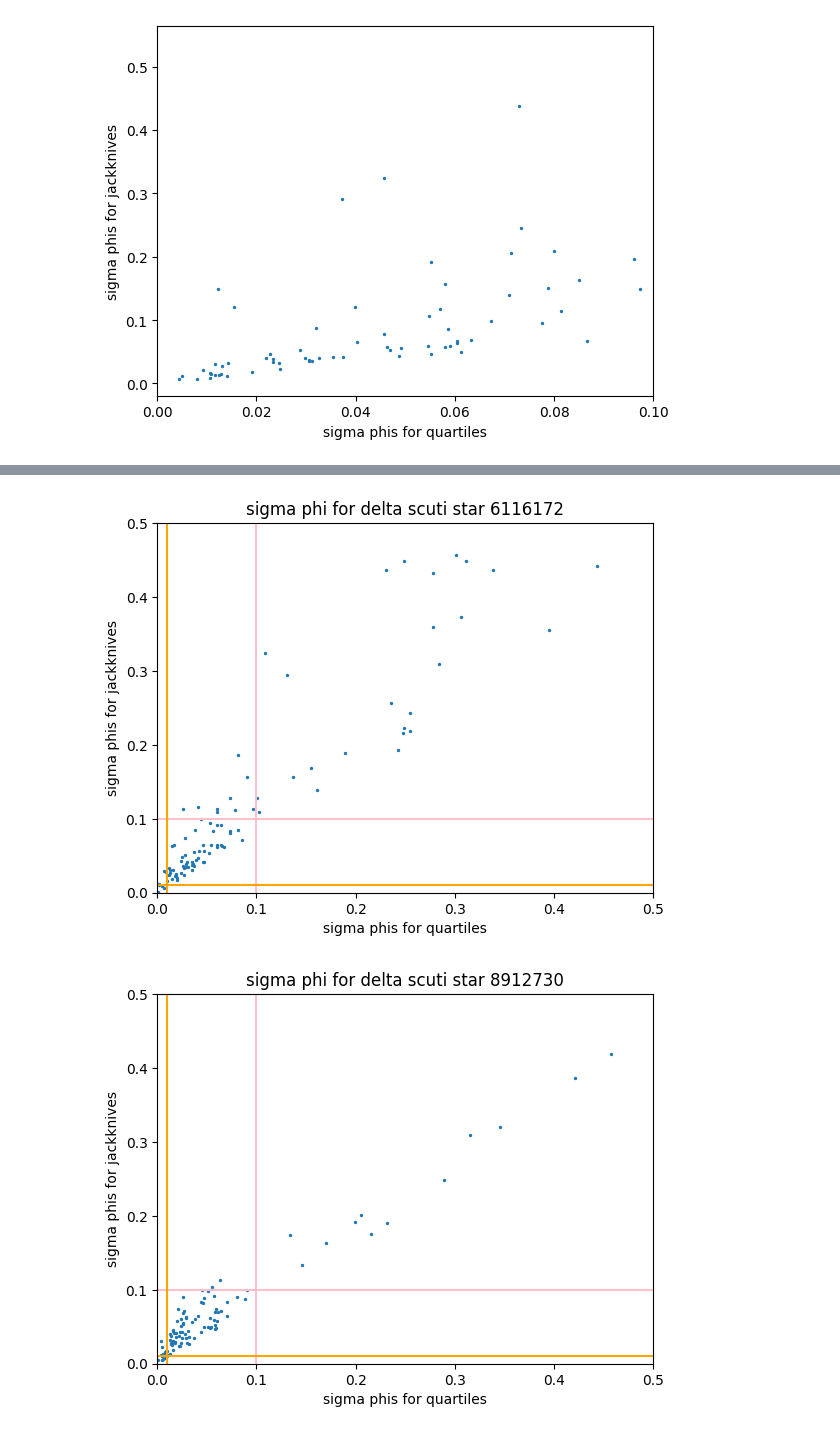
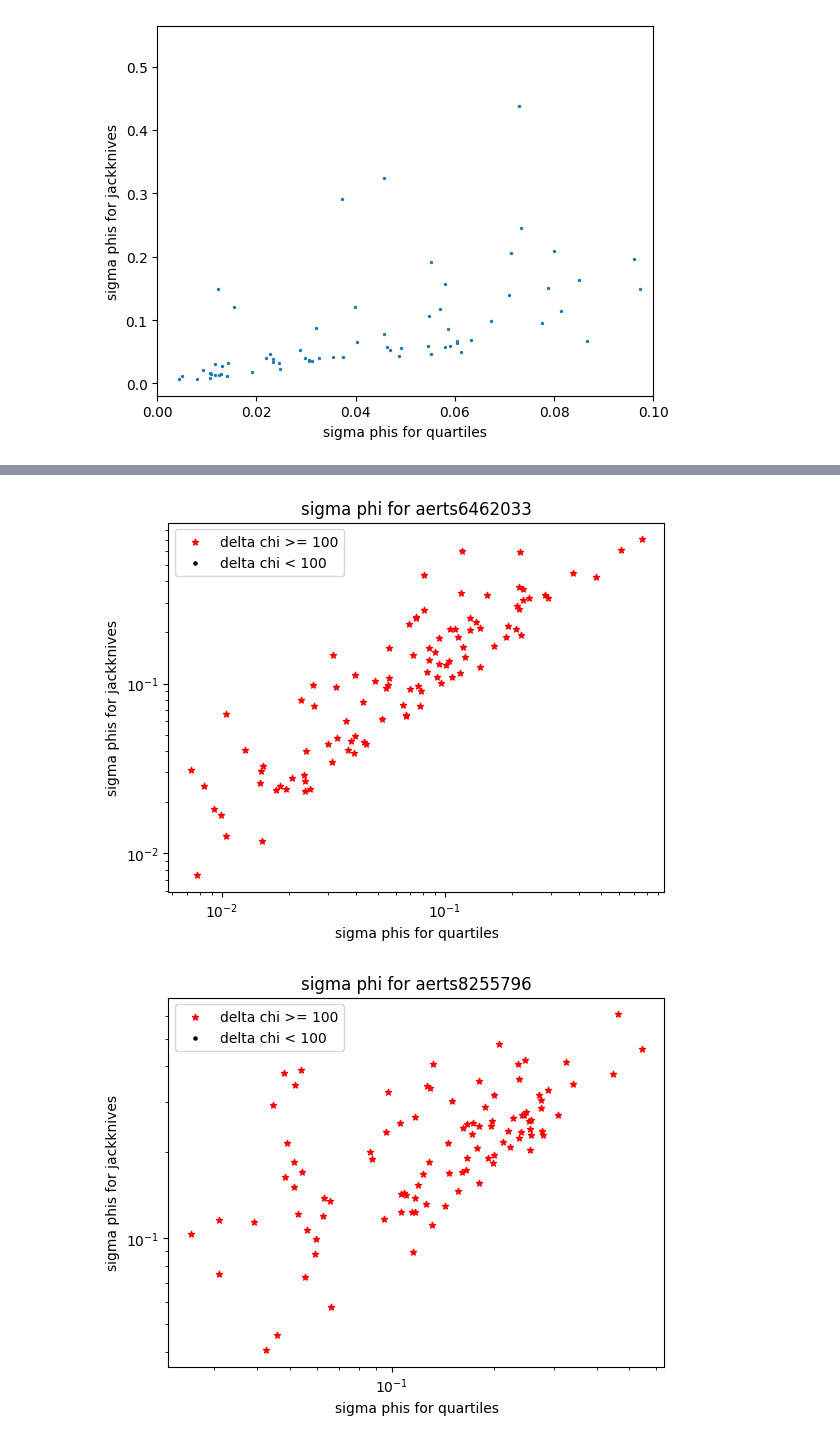
Before and after one commit to nanamiller/hogg_project, a Jupyter notebook: oscillator_catalog/sigmaphi_plotting.ipynb, the cells around one changed output, grey strips where cells are left out. Drawn from its saved outputs; the diff is of its cells as text; code cells hidden in the pictures.

Commit message:
more specifics to sigma phi plotting

```diff
--- a/oscillator_catalog/sigmaphi_plotting.ipynb
+++ b/oscillator_catalog/sigmaphi_plotting.ipynb
@@ -44,11 +40,18 @@ plt.xlim(0, 0.1)
 # %%
 intesting_kics = [6934963, 11140501]
 delta_scutis = [5202905, 3964109, 9111849]
-randoms = [2992827, 7510887, 8423171]
+randoms = [2992827, 7510887, 8423171, 9947536, 8565304, 9947536, 8565304]
+randoms_mor = [9947536, 8565304]
 more_delta_scutis = [6116172, 8912730]
 mas_delta_scutis = [9845898, 11180361]
+the_delta_scutis = [5202905, 3964109, 9111849, 6116172]
+rans = [8423171, 8565304, 10416619]
+rans_more = [7510887]
+aerts = [6462033, 8255796, 5941844, 3865742]
+
+test = [9845898]
 # %%
-for kic in mas_delta_scutis:
+for kic in aerts:
     print(kic)
     nana.find_modes_in_star(kic, True, True, max_peaks = 100)
 # %% [output]
@@ -57,31 +90,45 @@ KeyboardInterrupt:
 # %%
-for kic in hell0:
+all_delta_scutis = [9845898]
+for kic in aerts:
+    output_dir = os.path.join("sigmaphi_plots", f"aerts_{kic}")
+    os.makedirs(output_dir, exist_ok=True)
+
     kic_csv = 'KIC' + str(kic) + '_stats.csv'
-    data = pd.read_csv(kic_csv, header = 0, usecols = ['Sigma phi(4)','Sigma phi(jack)'])
+    data = pd.read_csv(kic_csv, header = 0, usecols = ['Sigma phi(4)','Sigma phi(jack)', 'Invalid indices'])
 
     phi_4 = data.iloc[:,0]
     phi_j = data.iloc[:,1]
+    invalid_indices = data.iloc[:,2]
+
+    mask_invalid = ~np.isnan(invalid_indices)
+    mask_valid = np.isnan(invalid_indices)
 
 
-    plt.scatter(phi_4, phi_j, marker = 'o', s = 2)
-    plt.title(f"sigma phi for delta scuti star {kic}")
+
+    plt.scatter(phi_4[mask_valid], phi_j[mask_valid], marker = '*', s = 20, color = 'red', label = 'delta chi >= 100')
+    plt.scatter(phi_4[mask_invalid], phi_j[mask_invalid], marker = 'o', s = 5, color = 'black', label = 'delta chi < 100')
+    plt.title(f"sigma phi for aerts{kic}")
     plt.xlabel("sigma phis for quartiles")
     plt.ylabel("sigma phis for jackknives")
-    plt.axvline(0.1, color = 'pink')
-    plt.axhline(0.1, color = 'pink')
-    plt.axvline(0.01, color = 'orange')
-    plt.axhline(0.01, color = 'orange')
-    plt.xlim(0, 0.5)
-    plt.ylim(0, 0.5)
+    # plt.axvline(0.1, color = 'pink')
+    # plt.axhline(0.1, color = 'pink')
+    # plt.axvline(0.01, color = 'orange')
+    # plt.axhline(0.01, color = 'orange')
+    # plt.xlim(0, 0.5)
+    # plt.ylim(0, 0.5)
+    plt.loglog()
+    #plt.savefig(os.path.join(output_dir, f"delta_scuti_{kic}_.png"))
+    plt.legend()
     plt.show()
+
 
     # plt.scatter(phi_4, phi_j, marker = 'o', s = 5)
     # plt.title(f"zoomed in sigma phi for delta scuti star{kic}")
     # plt.xlabel("sigma phis for quartiles")
     # plt.ylabel("sigma phis for jackknives")
     # plt.xlim(0, 0.1)
     # plt.ylim(0, 0.1)
     # plt.show()
 # %% [output]
-[figure, old version]
+[figure, new version]
-[figure, old version]
+[figure, new version]
```
Also changed, not shown: parts of 5 cells of this notebook, 2 other files.
